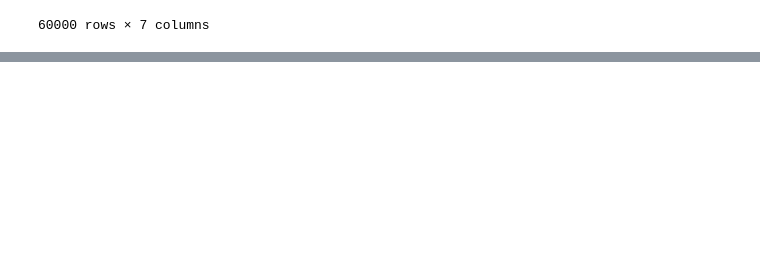
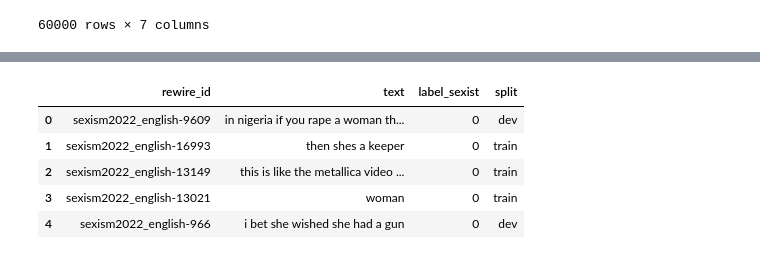
Before and after one commit to bayani2099/NLP-2025, a Jupyter notebook: Project/Code/NLP_Project_Group5.ipynb, the cells around one changed output, grey strips where cells are left out. Saved outputs shown, nothing was run; the diff lists cells and outputs as text; code cells hidden in the pictures; blank space fills up the shorter version.

```diff
--- a/Project/Code/NLP_Project_Group5.ipynb
+++ b/Project/Code/NLP_Project_Group5.ipynb
@@ -59,0 +109,5 @@ display(D2)
+# %%
+df = df.drop(columns=['label_category', 'label_vector'])
+# %%
+# Binary encoding of 'label_sexist' column
+df['label_sexist'] = df['label_sexist'].apply(lambda x: 1 if x == 'sexist' else 0)
@@ -59,0 +122,23 @@ display(D2)
+# %%
+# Basic text cleaning
+def clean_text(text):
+    # Lowercase the text
+    text = text.lower()
+    # Remove punctuation and special characters
+    text = re.sub(r'[^a-z\s]', '', text)
+    # Remove extra whitespace
+    text = re.sub(r'\s+', ' ', text).strip()
+    return text
+
+# Apply text cleaning
+df['text'] = df['text'].apply(clean_text)
+
+# Display the first few rows of the processed data
+df.head()
+# %% [output]
+|  | rewire_id | text | label_sexist | split |
+| 0 | sexism2022_english-9609 | in nigeria if you rape a woman th... | 0 | dev |
+| 1 | sexism2022_english-16993 | then shes a keeper | 0 | train |
+| 2 | sexism2022_english-13149 | this is like the metallica video ... | 0 | train |
+| 3 | sexism2022_english-13021 | woman | 0 | train |
+| 4 | sexism2022_english-966 | i bet she wished she had a gun | 0 | dev |
```
Also changed, not shown: parts of 29 cells of this notebook.
